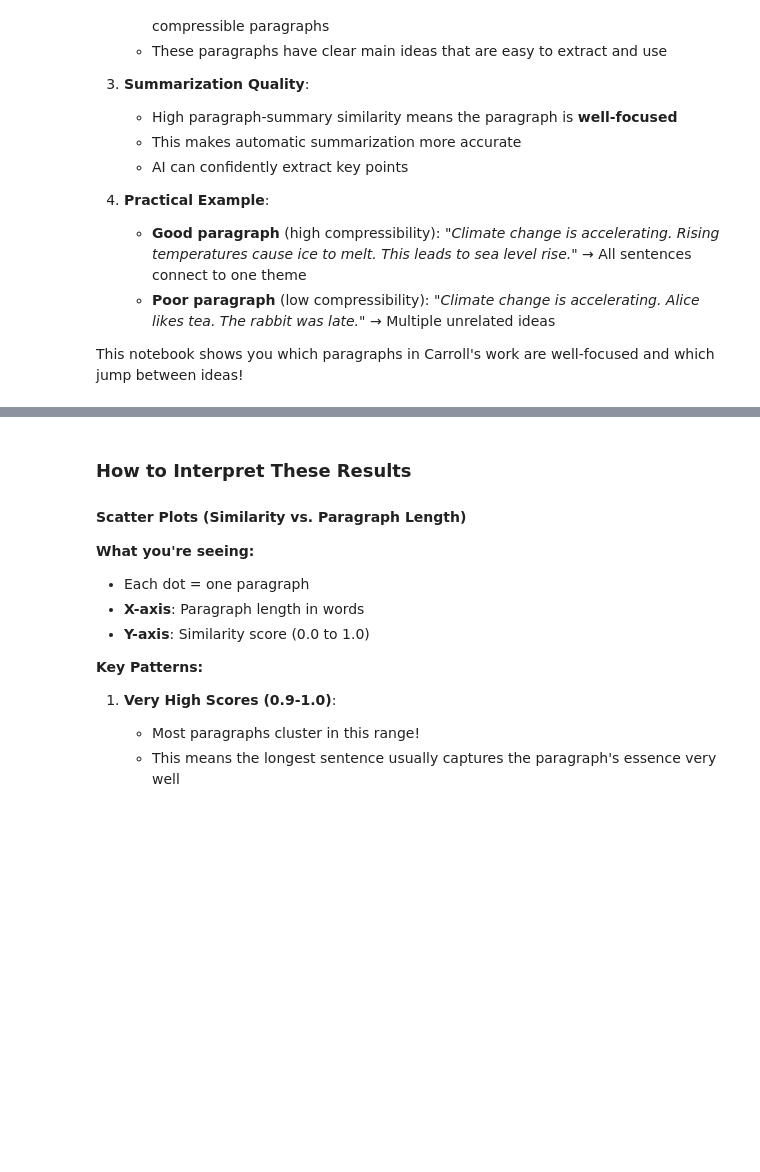
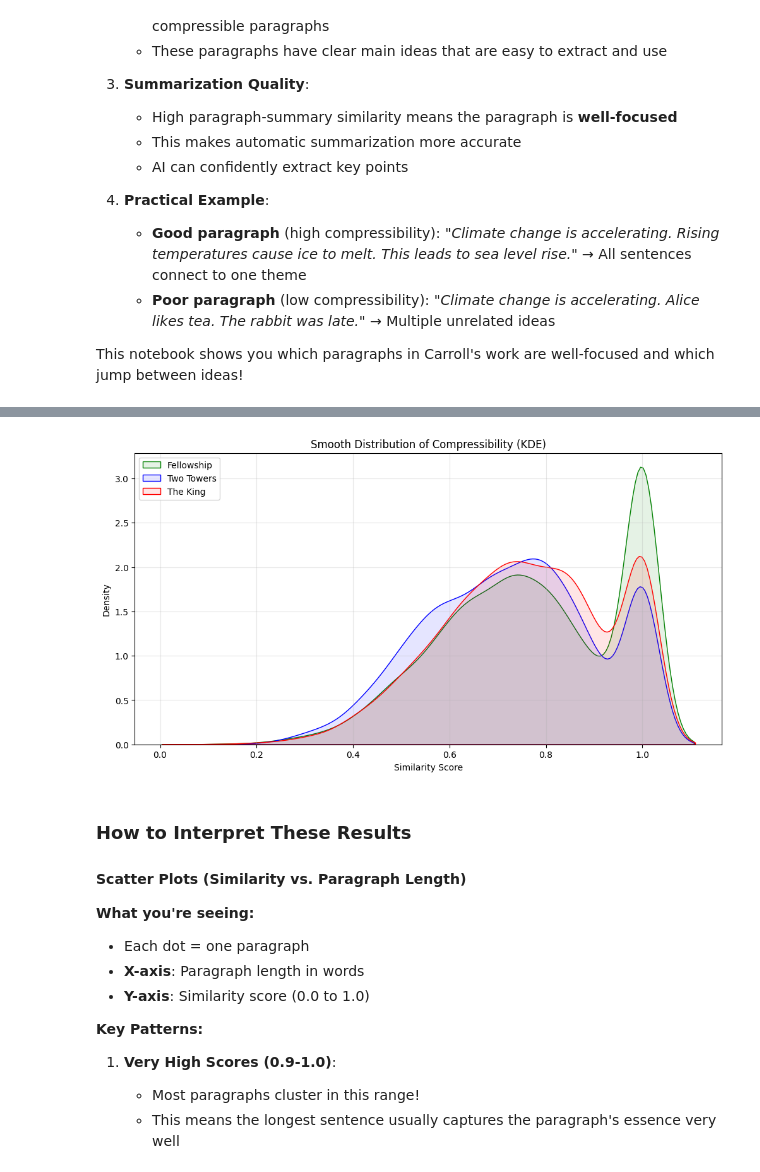
Before and after one commit to Team-DVA/applied-NLP-week4, a Jupyter notebook: notebooks/4_AppliedNLP_Session4_Paragraph_Summary_Similarity.ipynb, the cells around one changed output, grey strips where cells are left out. Cells and saved outputs as stored; diff of their text form; code cells hidden in the pictures; blank space fills up the shorter version.

```diff
--- a/notebooks/4_AppliedNLP_Session4_Paragraph_Summary_Similarity.ipynb
+++ b/notebooks/4_AppliedNLP_Session4_Paragraph_Summary_Similarity.ipynb
@@ -176,3 +226,22 @@ plt.show()
+# %%
+import seaborn as sns
+
+# Option 2: KDE Plot (Smooth Curves)
+fig, ax = plt.subplots(figsize=(12, 6))
+
+# fill=True adds a light color, alpha controls transparency
+sns.kdeplot(f_sim, color='green', label='Fellowship', fill=True, alpha=0.1, ax=ax)
+sns.kdeplot(t_sim, color='blue', label='Two Towers', fill=True, alpha=0.1, ax=ax)
+sns.kdeplot(k_sim, color='red', label='The King', fill=True, alpha=0.1, ax=ax)
+
+ax.set_title('Smooth Distribution of Compressibility (KDE)')
+ax.set_xlabel('Similarity Score')
+ax.legend()
+ax.grid(True, alpha=0.3)
+
+plt.show()
+# %% [output]
+[figure, added]
 # %% [markdown]
 ### How to Interpret These Results
 
```
Also changed, not shown: parts of 4 cells of this notebook, 2 other files.
